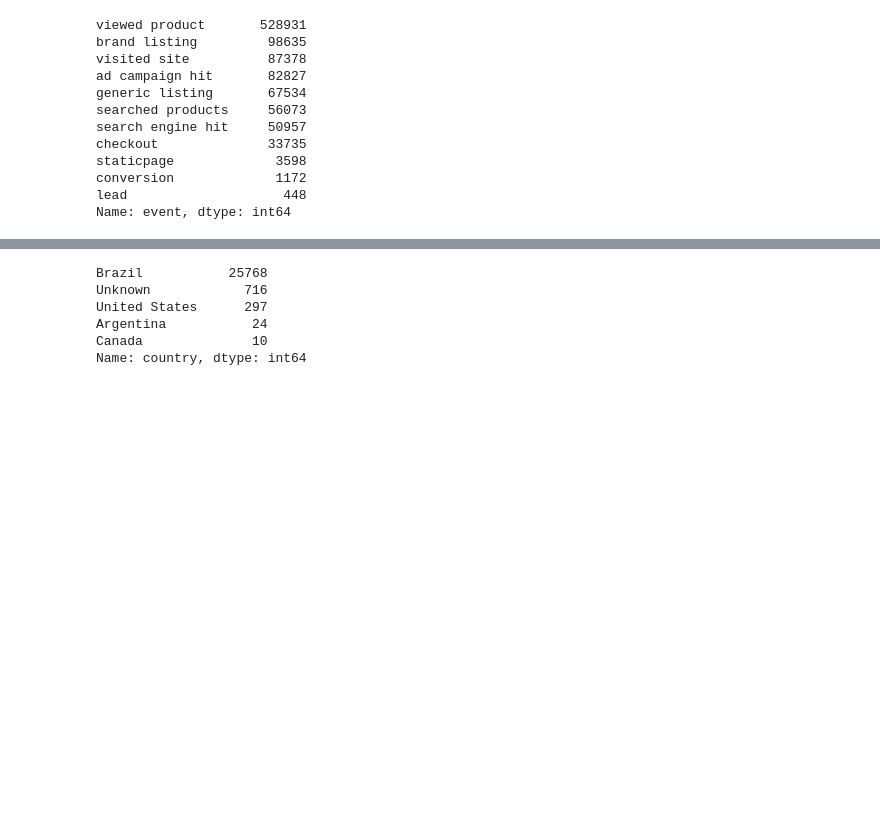
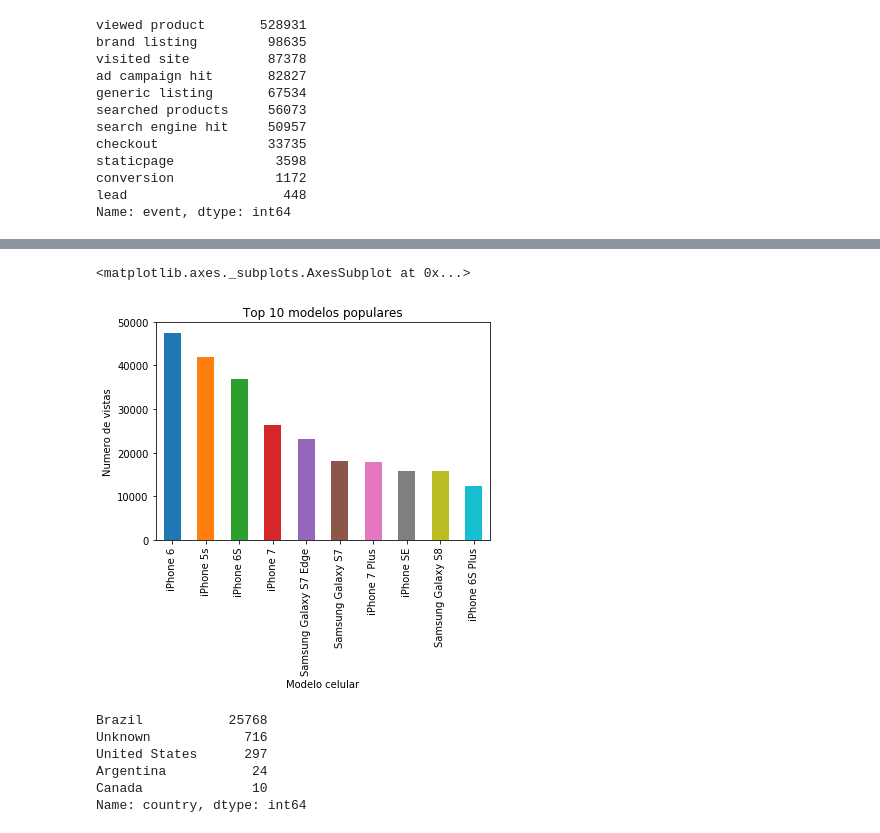
Before and after one commit to IgnacioKomar/OrganizacionDeDatos, a Jupyter notebook: TP1.ipynb, the cells around one changed output, grey strips where cells are left out. Saved outputs shown, nothing was run; the diff lists cells and outputs as text; code cells hidden in the pictures; blank space fills up the shorter version.

```diff
--- a/TP1.ipynb
+++ b/TP1.ipynb
@@ -48,3 +57,14 @@ Name: event, dtype: int64
+# %%
+viewed_df=datos_completo[datos_completo['event'].str.contains("viewed product")]
+grupo_modelos_populares=viewed_df.groupby(['model'])['model'].count().sort_values(ascending=False)
+
+e=grupo_modelos_populares.head(10).plot(kind='bar', title="Top 10 modelos populares")
+e.set_ylabel("Numero de vistas")
+e.set_xlabel("Modelo celular")
+e
+# %% [output]
+<matplotlib.axes._subplots.AxesSubplot at 0x...>
+[figure, added]
 # %%
 #veamos de donde provienen los usuarios del sitio
 df_con_region = datos_completo.loc[pd.notnull(datos_completo['region'])] #saco los que no tienen region
```
Also changed, not shown: parts of 1 cell of this notebook.
